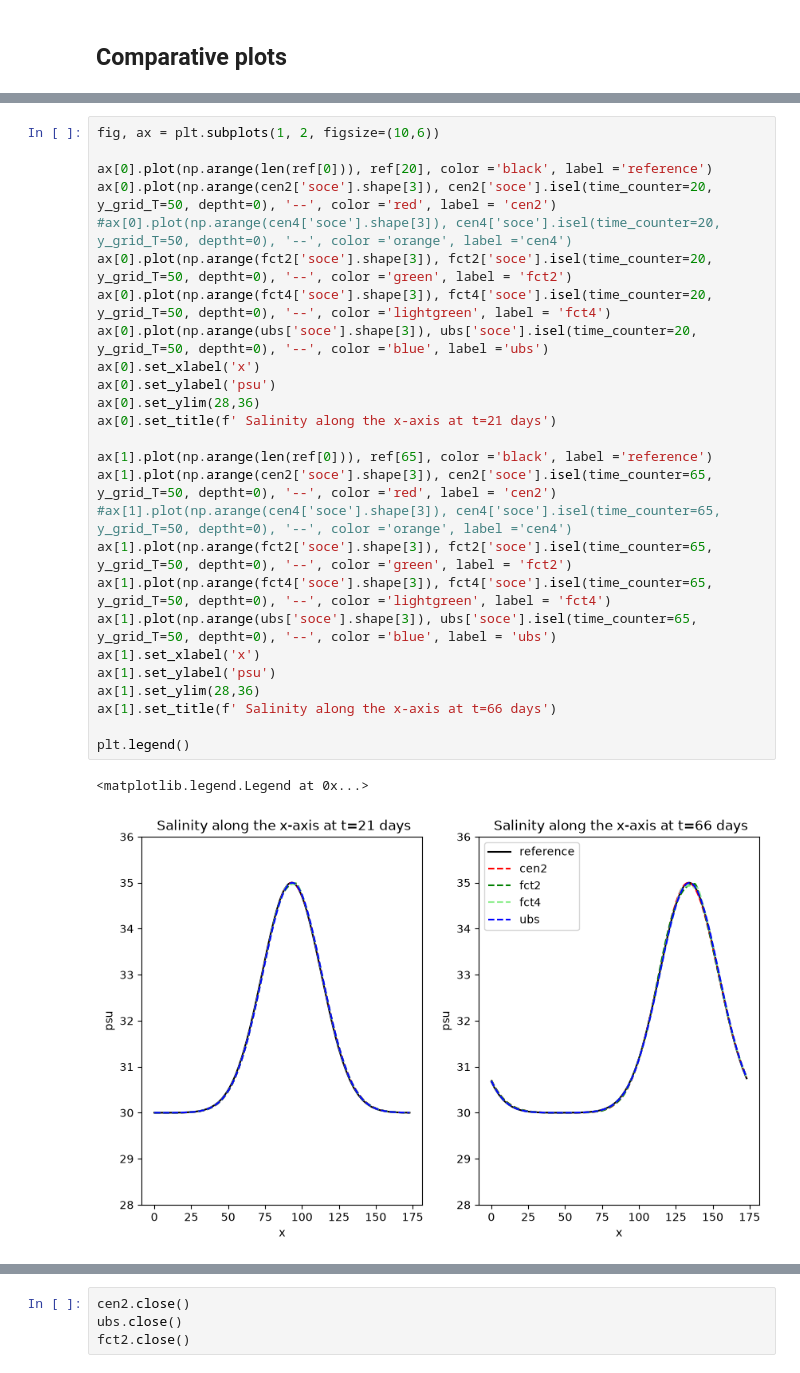
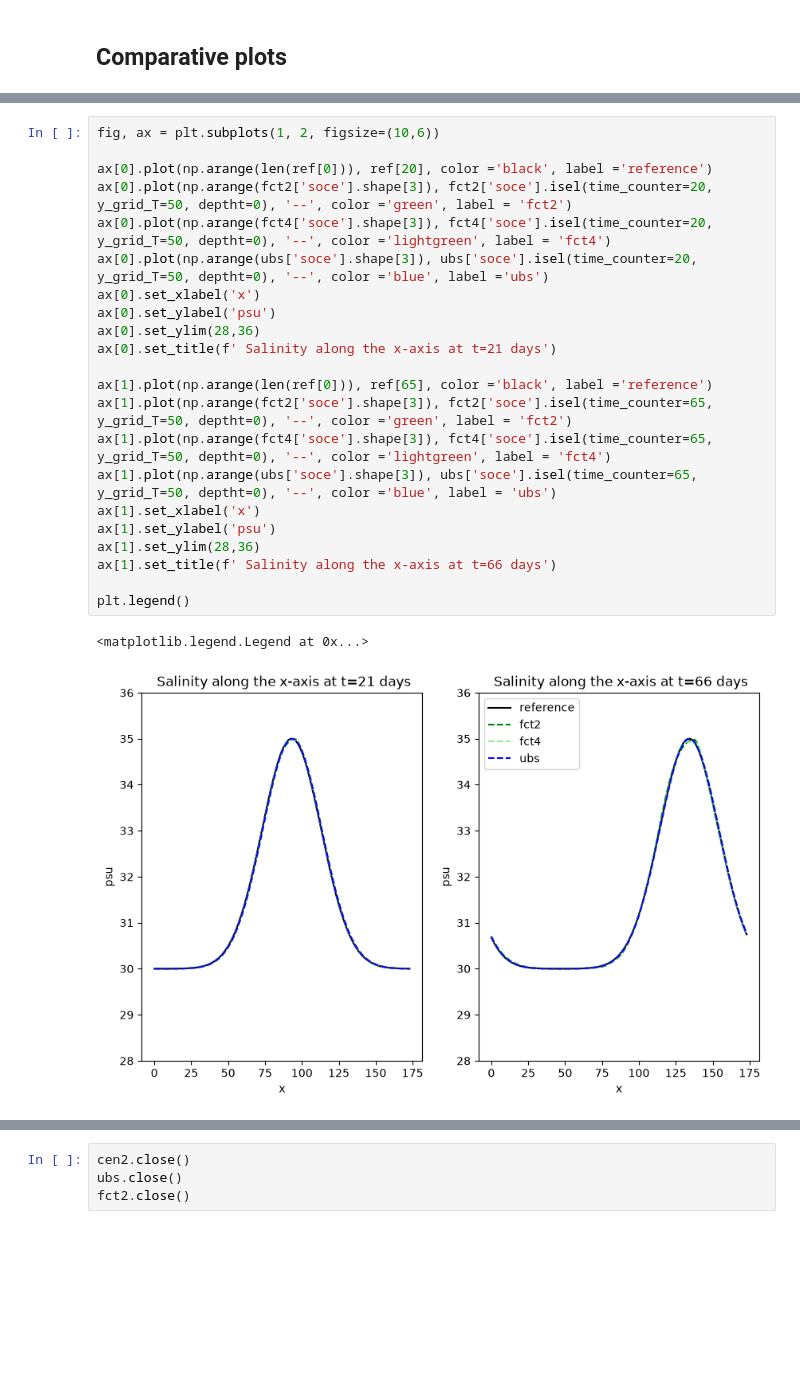
Before and after one commit to justinebuisson606/NEMO_Demonstrators, a Jupyter notebook: Demonstator 1-gauss.ipynb, the cells around one changed output, grey strips where cells are left out. Cells and saved outputs as stored; diff of their text form; blank space fills up the shorter version.

```diff
--- a/Demonstator 1-gauss.ipynb
+++ b/Demonstator 1-gauss.ipynb
@@ -183,32 +101,28 @@ print(ref[0].shape)
 # %%
 fig, ax = plt.subplots(1, 2, figsize=(10,6))
 
 ax[0].plot(np.arange(len(ref[0])), ref[20], color ='black', label ='reference')
-ax[0].plot(np.arange(cen2['soce'].shape[3]), cen2['soce'].isel(time_counter=20, y_grid_T=50, deptht=0), '--', color ='red', label = 'cen2')
-#ax[0].plot(np.arange(cen4['soce'].shape[3]), cen4['soce'].isel(time_counter=20, y_grid_T=50, deptht=0), '--', color ='orange', label ='cen4')
 ax[0].plot(np.arange(fct2['soce'].shape[3]), fct2['soce'].isel(time_counter=20, y_grid_T=50, deptht=0), '--', color ='green', label = 'fct2')
 ax[0].plot(np.arange(fct4['soce'].shape[3]), fct4['soce'].isel(time_counter=20, y_grid_T=50, deptht=0), '--', color ='lightgreen', label = 'fct4')
 ax[0].plot(np.arange(ubs['soce'].shape[3]), ubs['soce'].isel(time_counter=20, y_grid_T=50, deptht=0), '--', color ='blue', label ='ubs')
 ax[0].set_xlabel('x')
 ax[0].set_ylabel('psu')
 ax[0].set_ylim(28,36)
 ax[0].set_title(f' Salinity along the x-axis at t=21 days')
 
 ax[1].plot(np.arange(len(ref[0])), ref[65], color ='black', label ='reference')
-ax[1].plot(np.arange(cen2['soce'].shape[3]), cen2['soce'].isel(time_counter=65, y_grid_T=50, deptht=0), '--', color ='red', label = 'cen2')
-#ax[1].plot(np.arange(cen4['soce'].shape[3]), cen4['soce'].isel(time_counter=65, y_grid_T=50, deptht=0), '--', color ='orange', label ='cen4')
 ax[1].plot(np.arange(fct2['soce'].shape[3]), fct2['soce'].isel(time_counter=65, y_grid_T=50, deptht=0), '--', color ='green', label = 'fct2')
 ax[1].plot(np.arange(fct4['soce'].shape[3]), fct4['soce'].isel(time_counter=65, y_grid_T=50, deptht=0), '--', color ='lightgreen', label = 'fct4')
 ax[1].plot(np.arange(ubs['soce'].shape[3]), ubs['soce'].isel(time_counter=65, y_grid_T=50, deptht=0), '--', color ='blue', label = 'ubs')
 ax[1].set_xlabel('x')
 ax[1].set_ylabel('psu')
 ax[1].set_ylim(28,36)
 ax[1].set_title(f' Salinity along the x-axis at t=66 days')
 
 plt.legend()
 # %% [output]
 <matplotlib.legend.Legend at 0x...>
-[figure, old version]
+[figure, new version]
 # %%
 gauss_0 = xr.open_dataset(rep+'CANAL_gauss_traadvOFF.100_all_grid.nc').sssgrad.isel(y_grid_T = 50, time_counter = 0)
 
```
Also changed, not shown: parts of 32 cells of this notebook.
